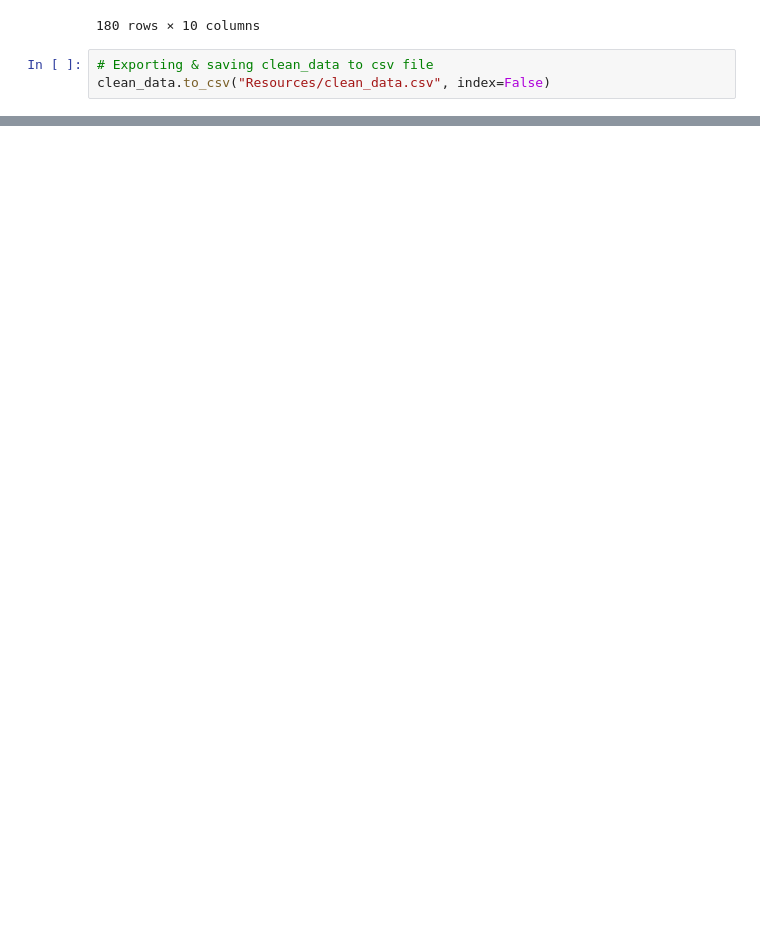
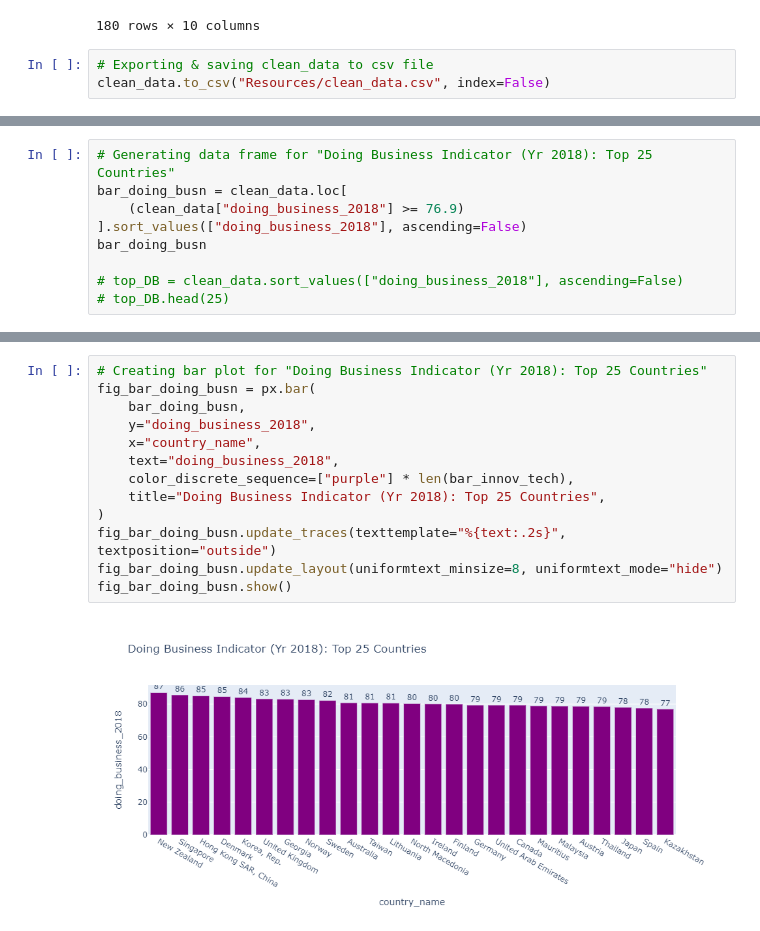
Before and after one commit to sabrinasaleh/Data_Munging_Plotting, a Jupyter notebook: main.ipynb, the cells around one changed output, grey strips where cells are left out. Saved outputs shown, nothing was run; the diff lists cells and outputs as text; blank space fills up the shorter version.

```diff
--- a/main.ipynb
+++ b/main.ipynb
@@ -242,0 +368,9 @@ clean_data.to_csv("Resources/clean_data.csv", index=False)
+# %%
+# Generating data frame for "Doing Business Indicator (Yr 2018): Top 25 Countries"
+bar_doing_busn = clean_data.loc[
+    (clean_data["doing_business_2018"] >= 76.9)
+].sort_values(["doing_business_2018"], ascending=False)
+bar_doing_busn
+
+# top_DB = clean_data.sort_values(["doing_business_2018"], ascending=False)
+# top_DB.head(25)
@@ -242,0 +395,15 @@ clean_data.to_csv("Resources/clean_data.csv", index=False)
+# %%
+# Creating bar plot for "Doing Business Indicator (Yr 2018): Top 25 Countries"
+fig_bar_doing_busn = px.bar(
+    bar_doing_busn,
+    y="doing_business_2018",
+    x="country_name",
+    text="doing_business_2018",
+    color_discrete_sequence=["purple"] * len(bar_innov_tech),
+    title="Doing Business Indicator (Yr 2018): Top 25 Countries",
+)
+fig_bar_doing_busn.update_traces(texttemplate="%{text:.2s}", textposition="outside")
+fig_bar_doing_busn.update_layout(uniformtext_minsize=8, uniformtext_mode="hide")
+fig_bar_doing_busn.show()
+# %% [output]
+[figure, added]
```
Also changed, not shown: parts of 13 cells of this notebook.
